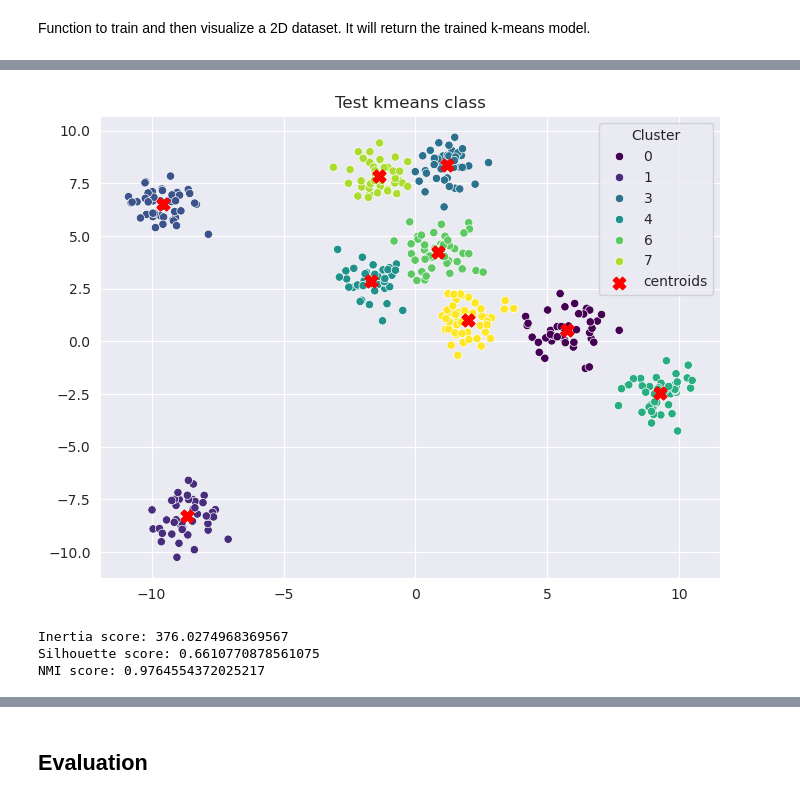
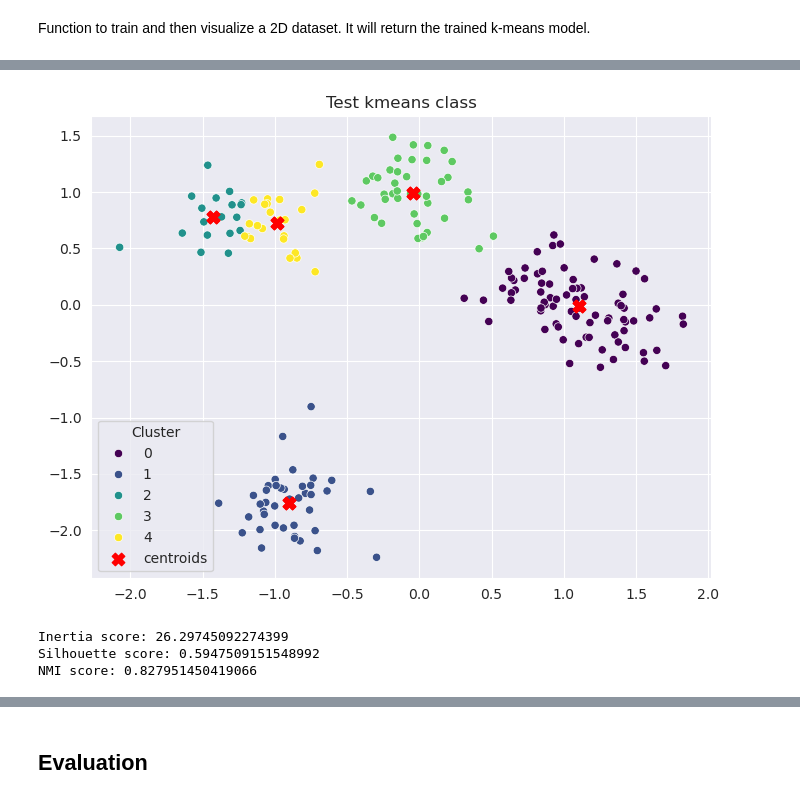
Before and after one commit to lucamodica/design-of-ai-systems--chalmers, a Jupyter notebook: assignments/3-ai-tools/3-ai-tools.ipynb, the cells around one changed output, grey strips where cells are left out. Cells and saved outputs as stored; diff of their text form; code cells hidden in the pictures.

```diff
--- a/assignments/3-ai-tools/3-ai-tools.ipynb
+++ b/assignments/3-ai-tools/3-ai-tools.ipynb
@@ -290,35 +338,42 @@ We can generate syntetic data and make sure that everything works
 # %% [markdown]
 Function to train and then visualize a 2D dataset. It will return the trained k-means model.
 # %%
-from sklearn.datasets import make_blobs
+from sklearn.base import clone
 
 def k_means_visualization(k, X, title, init_centroids='random'):
     # k-means training
-    kmeans = KMeans(n_centers=k, max_iter=100, init_centroids=init_centroids)
-    kmeans.fit(X)
+    pipeline = clone(pipe)
+    pipeline.set_params(kmeans__n_centers=k, kmeans__init_centroids=init_centroids,
+        kmeans__random_seed=42)
+    X_scaled = pipeline.fit_transform(X)
 
     # Visualize the K-Means clusters
+    kmeans = pipeline.named_steps['kmeans']
     plt.figure(figsize=(8, 6))
-    sns.scatterplot(x=X[:, 0], y=X[:, 1], hue=kmeans.labels_, palette='viridis')
+    sns.scatterplot(x=X_scaled[:, 0], y=X_scaled[:, 1], hue=kmeans.labels_, palette='viridis')
     plt.scatter(kmeans.centroids_[:,0], kmeans.centroids_[:,1], marker="X", c="r", s=80, label="centroids")
     plt.title(title)
     plt.grid(True)
-    plt.legend(title='Cluster')\
+    plt.legend(title='Cluster')
 
     # highlight clusters' centroids
     plt.scatter(kmeans.centroids_[:,0], kmeans.centroids_[:,1], marker="X", c="r", s=80, label="centroids")
 
     plt.show()
-    return kmeans
+    return kmeans, X_scaled
 # %%
-from sklearn.preprocessing import StandardScaler
+from sklearn.datasets import make_blobs
 
 # generate 2D data set
-X, y = make_blobs(n_samples=400, centers=9, cluster_std=0.7, random_state=0)
-
-scaler = StandardScaler()
-X_scaled = scaler.fit_transform(X)
+k = 5
+X, y = make_blobs(
+    n_samples=200,
+    centers=k,
+    cluster_std=1.3,
+    random_state=42
+)
 
 # plot the data set
-plt.scatter(X_scaled[:,0], X[:,1])
+plt.scatter(X[:,0], X[:,1])
+plt.show()
 # %% [output]
@@ -327,13 +381,13 @@ plt.scatter(X_scaled[:,0], X[:,1])
 # %%
-kmeans = k_means_visualization(k=9, X=X, init_centroids='kmeans++', title="Test kmeans class")
-print(f'Inertia score: {kmeans.score(X)}')
-print(f'Silhouette score: {kmeans.score(X, score_metric="silhouette")}')
-print(f'NMI score: {kmeans.score(X, y, score_metric="nmi")}')
+kmeans, X_scaled = k_means_visualization(k=k, X=X, init_centroids='kmeans++', title="Test kmeans class")
+print(f'Inertia score: {kmeans.score(X_scaled)}')
+print(f'Silhouette score: {kmeans.score(X_scaled, score_metric="silhouette")}')
+print(f'NMI score: {kmeans.score(X_scaled, y, score_metric="nmi")}')
 # %% [output]
-[figure, old version]
+[figure, new version]
-Inertia score: 376.0274968369567
-Silhouette score: 0.6610770878561075
-NMI score: 0.9764554372025217
+Inertia score: 26.29745092274399
+Silhouette score: 0.5947509151548992
+NMI score: 0.827951450419066
 # %%
 print(f"kmeans centroids coordinates: \n {kmeans.centroids_}")
 print(f"kmeans labels for each datapoint: \n {kmeans.labels_}")
```
Also changed, not shown: parts of 23 cells of this notebook.
